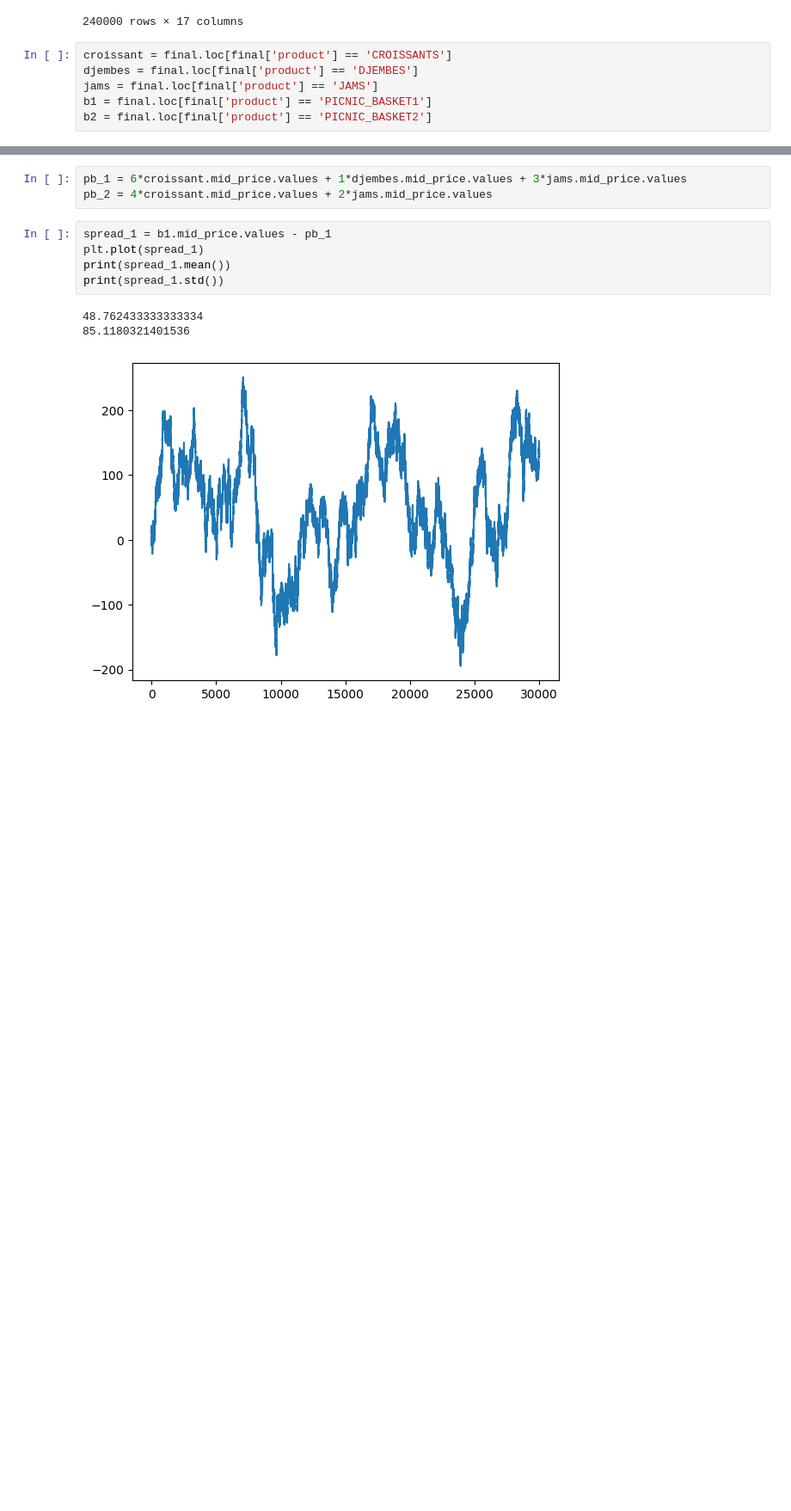
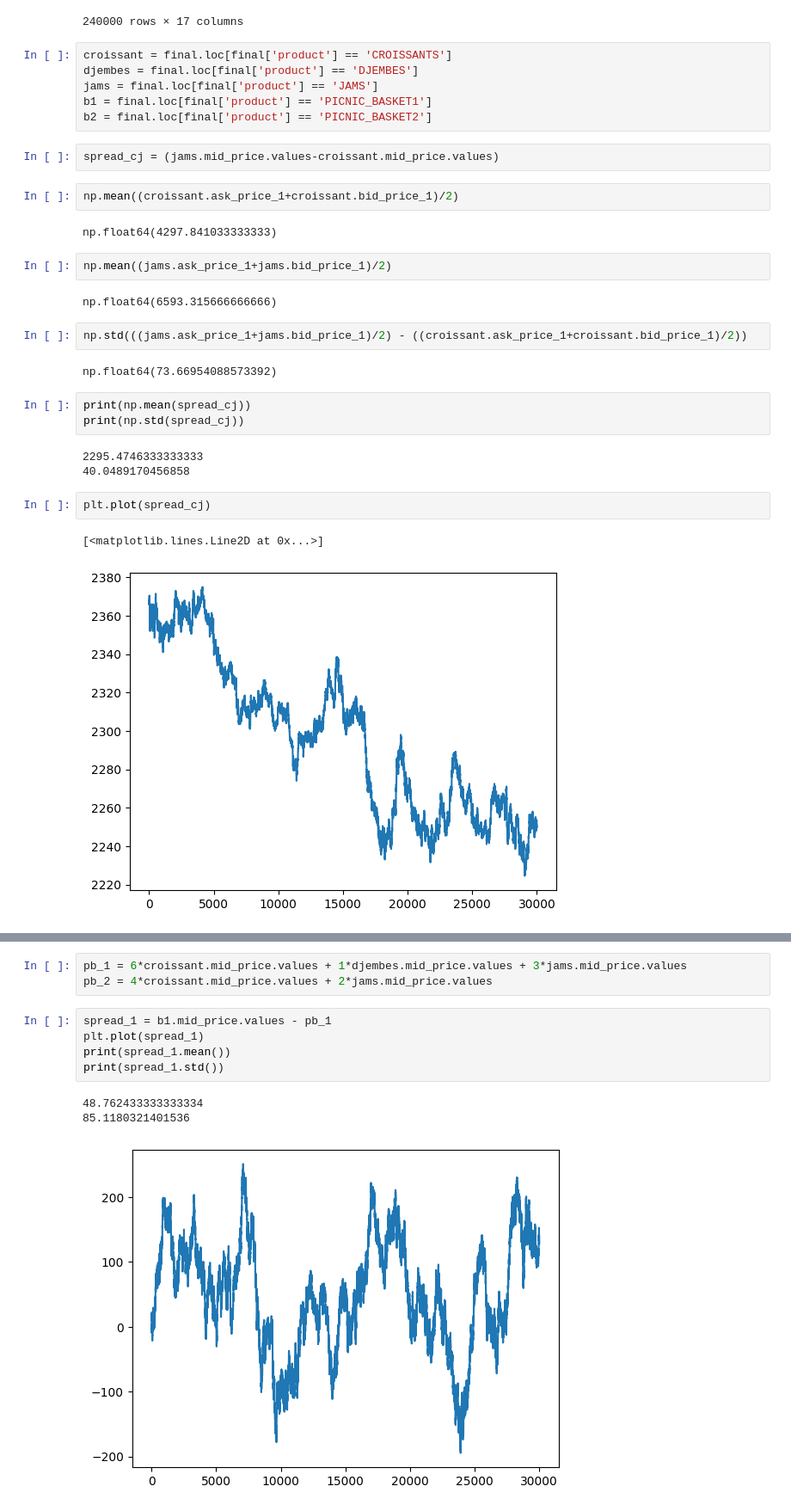
Before and after one commit to Garg-Sarthak/IMC-Prosperity-3, a Jupyter notebook: round_2/analysis.ipynb, the cells around one changed output, grey strips where cells are left out. Shown at 86% size. Drawn from its saved outputs; the diff is of its cells as text; blank space fills up the shorter version.

```diff
--- a/round_2/analysis.ipynb
+++ b/round_2/analysis.ipynb
@@ -55,3 +55,28 @@ djembes = final.loc[final['product'] == 'DJEMBES']
 jams = final.loc[final['product'] == 'JAMS']
 b1 = final.loc[final['product'] == 'PICNIC_BASKET1']
 b2 = final.loc[final['product'] == 'PICNIC_BASKET2']
+# %%
+spread_cj = (jams.mid_price.values-croissant.mid_price.values)
+# %%
+np.mean((croissant.ask_price_1+croissant.bid_price_1)/2)
+# %% [output]
+np.float64(4297.841033333333)
+# %%
+np.mean((jams.ask_price_1+jams.bid_price_1)/2)
+# %% [output]
+np.float64(6593.315666666666)
+# %%
+np.std(((jams.ask_price_1+jams.bid_price_1)/2) - ((croissant.ask_price_1+croissant.bid_price_1)/2))
+# %% [output]
+np.float64(73.66954088573392)
+# %%
+print(np.mean(spread_cj))
+print(np.std(spread_cj))
+# %% [output]
+2295.4746333333333
+40.0489170456858
+# %%
+plt.plot(spread_cj)
+# %% [output]
+[<matplotlib.lines.Line2D at 0x...>]
+[figure, added]
```
Also changed, not shown: parts of 24 cells of this notebook, 26 other files.
